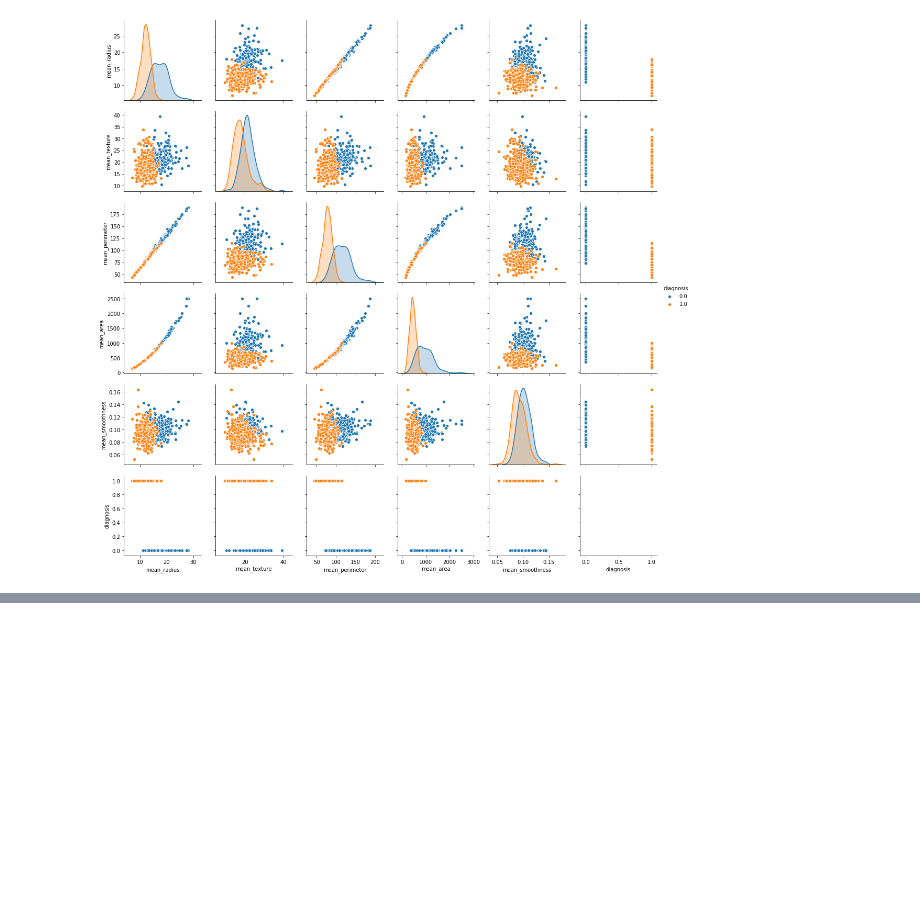
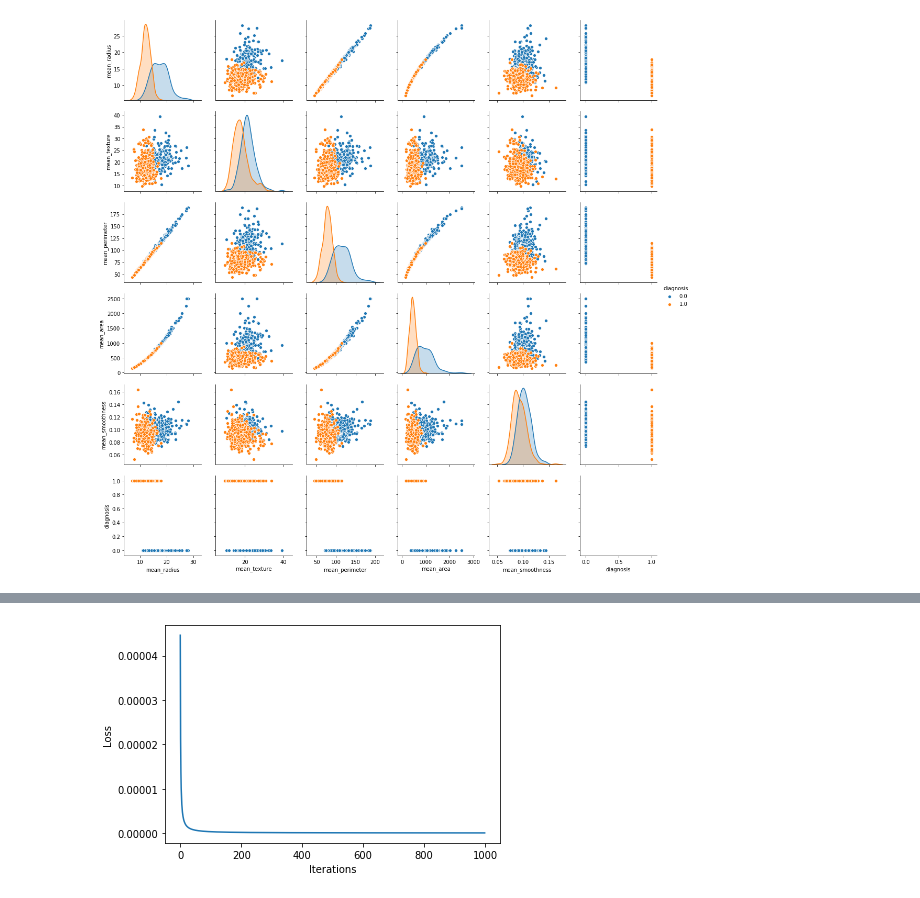
Before and after one commit to ptravis765/Projects-in-AI-and-ML, a Jupyter notebook: Projects in AI and ML HW1.ipynb, the cells around one changed output, grey strips where cells are left out. Cells and saved outputs as stored; diff of their text form; code cells hidden in the pictures; blank space fills up the shorter version.

```diff
--- a/Projects in AI and ML HW1.ipynb
+++ b/Projects in AI and ML HW1.ipynb
@@ -248,85 +264,68 @@ Accuracy: 0.6274165202108963
 # %%
 # 4
 # https://www.analyticsvidhya.com/blog/2021/06/guide-to-gradient-descent-and-its-variants-with-python-implementation/#h2_7
 # https://medium.com/hackernoon/implementing-different-variants-of-gradient-descent-optimization-algorithm-in-python-using-numpy-809e7ab3bab4
 # https://realpython.com/gradient-descent-algorithm-python/#momentum-in-stochastic-gradient-descent
 
 # Stochastic gradient descent with momentum
-# This will give us all the column values except for the last one which will be the dependent variable for this
-X = data.iloc[:, :-1].values
-
-# This will make it so that y only contains the dependent variable values which is what we want to classify
-y = data.iloc[:, -1].values
-
-m,n = X.shape
-
-z = np.ones(m)
-z = z.reshape(m,1)
-
-X = np.append(z,X,axis=1)
-
-m,n = X.shape
-weights = np.ones(n)
-weights = weights.reshape(n,1)
-y = y.reshape(-1,1)
 
 
-iterations = 10
+
+iterations = 1000
+
 def stochasticGradientDescent(x,y,weights,iterations):
     m,n = x.shape
-    bias = 0.1
+    bias = 0.01
     learning_rate = 0.001
-    decay_rate = np.array(0,dtype="float64")
-    momentum = 0.9
-
+    d_weight = 0
+    d_bias = 0
+    points = 0
+    loss_list = []
+    old_weights = 1
+    old_bias = 1
     for i in range(iterations):
         indexArray = list(range(m))
         j = 0
         while j < m:
             random = int(np.random.uniform(0, indexArray.__len__()))
             x_row = x[indexArray[random]]
             x_row = x_row.reshape(x_row.shape[0],1)
-            #A = sigmoid(lr_hypothesis(x,weights))-y
-            #gradient = lr_hypothesis(x.T, A)/m
-            #weights = weights - (alpha/m) * gradient
 
-            A = sigmoid(np.dot(weights.T,x_row) + bias)
-            gr_cost = cost(A,x,y)
-            d_weight = np.dot((A-y),x_row.T)/m
-            d_bias = np.sum(A-y)/m
 
-            # Here is where we perform the momentum portion
-            # I couldn't really understand how to implement it from the paper so a stackoverflow post helped
-            # https://stackoverflow.com/questions/50774683/how-is-nesterovs-accelerated-gradient-descent-implemented-in-tensorflow
-            #momentum = decay_rate * momentum - learning_rate * A
-            momentum = (momentum*learning_rate) - (gr_cost)
-
-            if(np.all(np.abs(momentum) <= 1e-06)):
-                break
-
-            weights -= momentum
-            #weights = (weights - np.dot(learning_rate,d_weight).T)
-            bias = bias - (learning_rate * d_bias)
-            del(indexArray[random])
-            j+=1
-
-    return weights
-weights = stochasticGradientDescent(X,y,weights,iterations)
+            d_weight += np.sum((-y[j])*(1-sigmoid(x_row,weights,bias))*x_row)
+            d_bias += np.sum((-y[j])*(1-sigmoid(x_row,weights,bias)))
 
 
 
-def prediction(x,weights):
-    tmp = lr_hypothesis(x,weights)
-    probability = sigmoid(sum(tmp))
-    #print(probability)
-    if(probability < 0.5):
-        return 0
-    else:
-        return 1
+            if(j%10 == 0):
+                '''
+                For momentum we are using the same process as SGD but once it is time for an update
+                the added effect of an eta (in this case 0.9) is combined with the weight and bias updating
+                in order to get values that are more likely to be decreasing the loss values
+                '''
+                new_weights = (learning_rate*old_weights) + (0.9*d_weight)
+                new_bias = (learning_rate*old_bias) + (0.9*d_bias)
+                weights = weights - new_weights
+                bias = bias - new_bias
+                old_weights = new_weights
+                old_bias = new_bias
+                d_weight = 0
+                d_bias = 0
 
-predictions = np.ones(len(X))
-for i in range(len(X)):
-    predictions[i] = prediction(X[i],weights)
+            del(indexArray[random])
+            j+=1
+        gr_cost = cost(weights,x,y,bias)[0]
+        #print(gr_cost[0])
+        loss_list.append(gr_cost[0])
 
-print("Accuracy:",(predictions == y).mean())
+    it = [i for i in range(iterations)]
+    plt.xlabel('Iterations')
+    plt.ylabel('Loss')
+    plt.plot(it,loss_list)
+    plt.show()
+    return weights
+weights = stochasticGradientDescent(X_train,y_train,weights,iterations)
+
+Accuracy(weights,X_test,y_test)
 # %% [output]
+[figure, added]
```
Also changed, not shown: parts of 11 cells of this notebook, 1 other file.
